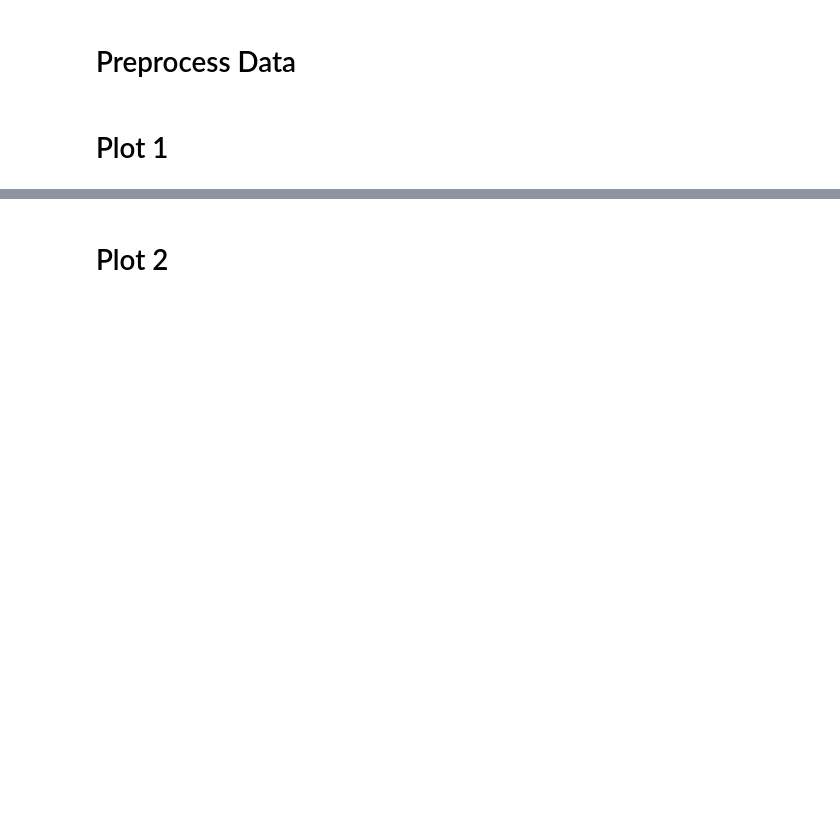
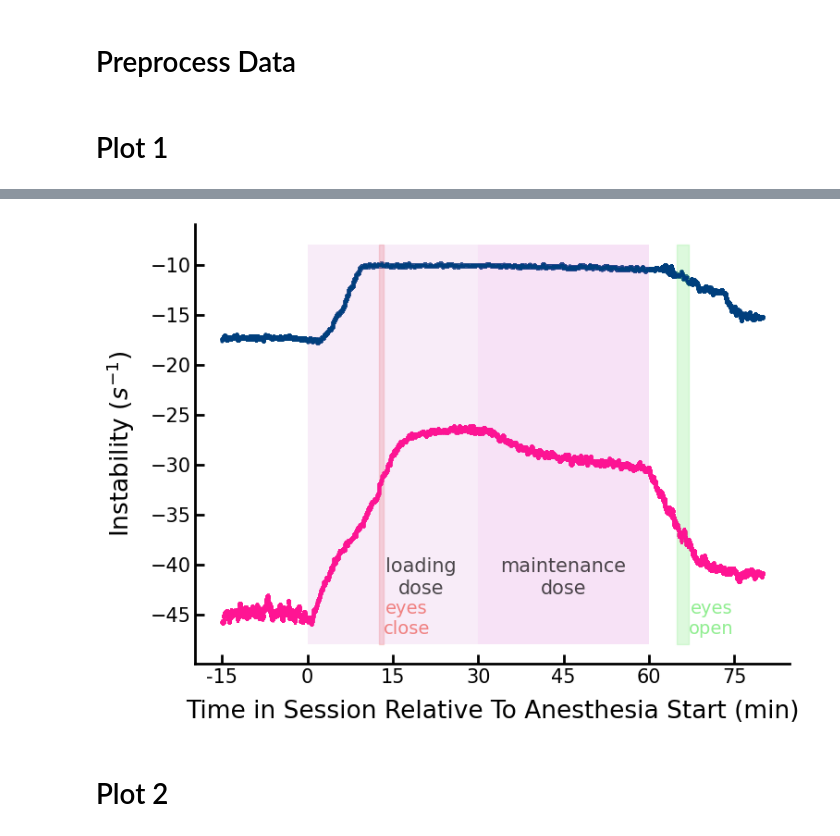
Before and after one commit to adamjeisen/ChaoticConsciousness, a Jupyter notebook: _sandbox/Figures/2023-04-13 - Figure 2 (Stability LFP).ipynb, the cells around one changed output, grey strips where cells are left out. Drawn from its saved outputs; the diff is of its cells as text; code cells hidden in the pictures; blank space fills up the shorter version.

```diff
--- a/_sandbox/Figures/2023-04-13 - Figure 2 (Stability LFP).ipynb
+++ b/_sandbox/Figures/2023-04-13 - Figure 2 (Stability LFP).ipynb
@@ -449,3 +456,85 @@ plt.show()
+# %%
+xlabel_fontsize= 19
+ylabel_fontsize= 19
+tick_fontsize=15
+title_fontsize = 22
+# legend_fontsize=14
+onplot_fontsize=18
+time_vals = np.arange(int((leadup_time + 60 + post_time)*60*(1/dt_stab)))*dt_stab/60 - leadup_time
+plot_start_time = -15
+plot_end_time = 60 + 20
+s = 4
+time_inds = np.logical_and(time_vals >= plot_start_time, time_vals <= plot_end_time)
+
+fig, axs = plt.subplots(1, 1, figsize=(8, 6), sharey=False)
+
+lns = []
+
+for i, monkey in enumerate(monkeys):
+    ax = axs
+#     for area in stability_all[monkey].keys():
+    for area in ['all']:
+
+        ax.scatter(time_vals[time_inds][counts_safe_all[monkey][area][time_inds] > 0], mean_stab_all[monkey][area][time_inds][counts_safe_all[monkey][area][time_inds] > 0], label=area_labels[area], color=monkey_colors[i], s=s)
+        ax.errorbar(time_vals[time_inds][counts_safe_all[monkey][area][time_inds] > 0], mean_stab_all[monkey][area][time_inds][counts_safe_all[monkey][area][time_inds] > 0], color=monkey_colors[i], yerr=se_all[monkey][area][time_inds][counts_safe_all[monkey][area][time_inds] > 0], ls='none', alpha=0.4)
+        #         lower_bound = mean_stab_all[monkey][area][time_inds][counts_safe_all[monkey][area][time_inds] > 0] - se_all[monkey][area][time_inds][counts_safe_all[monkey][area][time_inds] > 0]
+#         upper_bound = mean_stab_all[monkey][area][time_inds][counts_safe_all[monkey][area][time_inds] > 0] + se_all[monkey][area][time_inds][counts_safe_all[monkey][area][time_inds] > 0]
+#         ax.fill_between(time_vals[time_inds][counts_safe_all[monkey][area][time_inds] > 0], lower_bound, upper_bound, alpha=0.4, color=area_colors[area])
+
+        if i == 0:
+            ln1 = ax.plot([], label=area_labels[area], color=area_colors[area])
+            lns += ln1
+
+            if area == 'vlPFC':
+                ax.text(60 + (plot_end_time - 60)*0.9, mean_stab_all[monkey][area][time_vals >= 60].mean() + 1, area_labels[area], color=area_colors[area], fontsize=onplot_fontsize)
+        if i == 1:
+            if area == '7b':
+                ax.text(-15, mean_stab_all[monkey][area][time_vals <= 0].mean() + 2.8, area_labels[area], color=area_colors[area], fontsize=onplot_fontsize)
+            if area == 'FEF':
+                ax.text(-15, mean_stab_all[monkey][area][time_vals <= 0].mean() - 2.8, area_labels[area], color=area_colors[area], fontsize=onplot_fontsize)
+            if area == 'CPB':
+                ax.text(-15, mean_stab_all[monkey][area][time_vals <= 0].mean() + 1.8, area_labels[area], color=area_colors[area], fontsize=onplot_fontsize)
+
+#             if area == 'all':
+#                 ax.text(-15, mean_stab_all[monkey][area][time_vals <= 0].mean() + 1.8, area_labels[area], color=area_colors[area], fontsize=onplot_fontsize)
+ylim = ax.get_ylim()
+
+mean_eyes_close = np.mean(eyes_closes[monkeys[i]])
+se_eyes_close = np.std(eyes_closes[monkeys[i]])/np.sqrt(len(eyes_closes[monkeys[i]]))
+
+#     ax.axvline(mean_eyes_close/60)
+ax.fill_betweenx(ylim, (mean_eyes_close - se_eyes_close)/60, (mean_eyes_close + se_eyes_close)/60, alpha=0.3, color='lightcoral')
+ax.text((mean_eyes_close + se_eyes_close)/60 + 4, ylim[0] + 1, 'eyes\nclose', color='lightcoral', fontsize=onplot_fontsize - 4, horizontalalignment='center')
+
+mean_eyes_open = np.mean(eyes_opens[monkeys[i]])
+se_eyes_open = np.std(eyes_opens[monkeys[i]])/np.sqrt(len(eyes_opens[monkeys[i]]))
+
+#     ax.axvline(mean_eyes_close/60)
+ax.fill_betweenx(ylim, (mean_eyes_open - se_eyes_open)/60, (mean_eyes_open + se_eyes_open)/60, alpha=0.3, color='lightgreen')
+ax.text((mean_eyes_open + se_eyes_open)/60 + 4, ylim[0] + 1, 'eyes\nopen', color='lightgreen', fontsize=onplot_fontsize - 4, horizontalalignment='center')
+
+fill1 = ax.fill_betweenx(ylim, 0, 30, color='plum', alpha=0.2, label='infusion 1', edgecolor='none')
+fill2 = ax.fill_betweenx(ylim, 30, 60, color='orchid', alpha=0.2, label='infusion 2', edgecolor='none')
+ax.text(20, ylim[0] + 5, 'loading\ndose', fontsize=onplot_fontsize - 3, c='k', alpha=0.7, horizontalalignment='center',)
+ax.text(45, ylim[0] + 5, 'maintenance\ndose', fontsize=onplot_fontsize - 3, c='k', alpha=0.7, horizontalalignment='center',)
+lns += plt.plot([], c=fill1.get_facecolors()[0], label=fill1.get_label())
+lns += plt.plot([], c=fill2.get_facecolors()[0], label=fill2.get_label())
+ax.spines[['right', 'top']].set_visible(False)
+ax.xaxis.set_ticks_position('bottom')
+ax.yaxis.set_ticks_position('left')
+ax.set_ylabel(f'Instability ' + r'($s^{-1}$)', fontsize=ylabel_fontsize)
+
+xticks = [-15, 0, 15, 30, 45, 60, 75]
+ax.set_xticks(xticks, xticks)
+ax.set_xlabel('Time in Session Relative To Anesthesia Start (min)', fontsize=xlabel_fontsize)
+ax.tick_params(labelsize=tick_fontsize)
+#         ax.set_title(f'Monkey {i + 1}', fontsize=title_fontsize)
+
+# fig.legend(lns, [ln.get_label() for ln in lns], bbox_to_anchor=(0.9, -0.01), ncol=len(lns), fontsize=legend_fontsize)
+plt.tight_layout()
+plt.show()
+# %% [output]
+[figure, added]
 # %% [markdown]
 # Plot 2
 # %%
```
Also changed, not shown: parts of 31 cells of this notebook, 18 other files.
